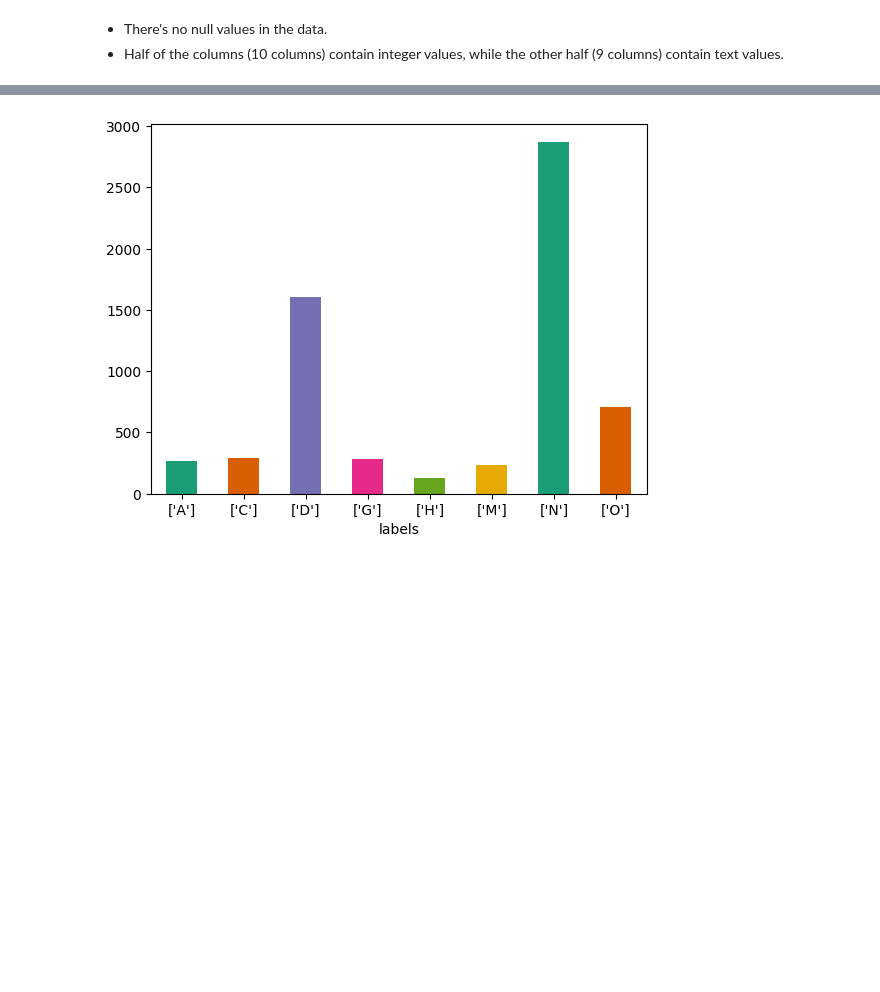
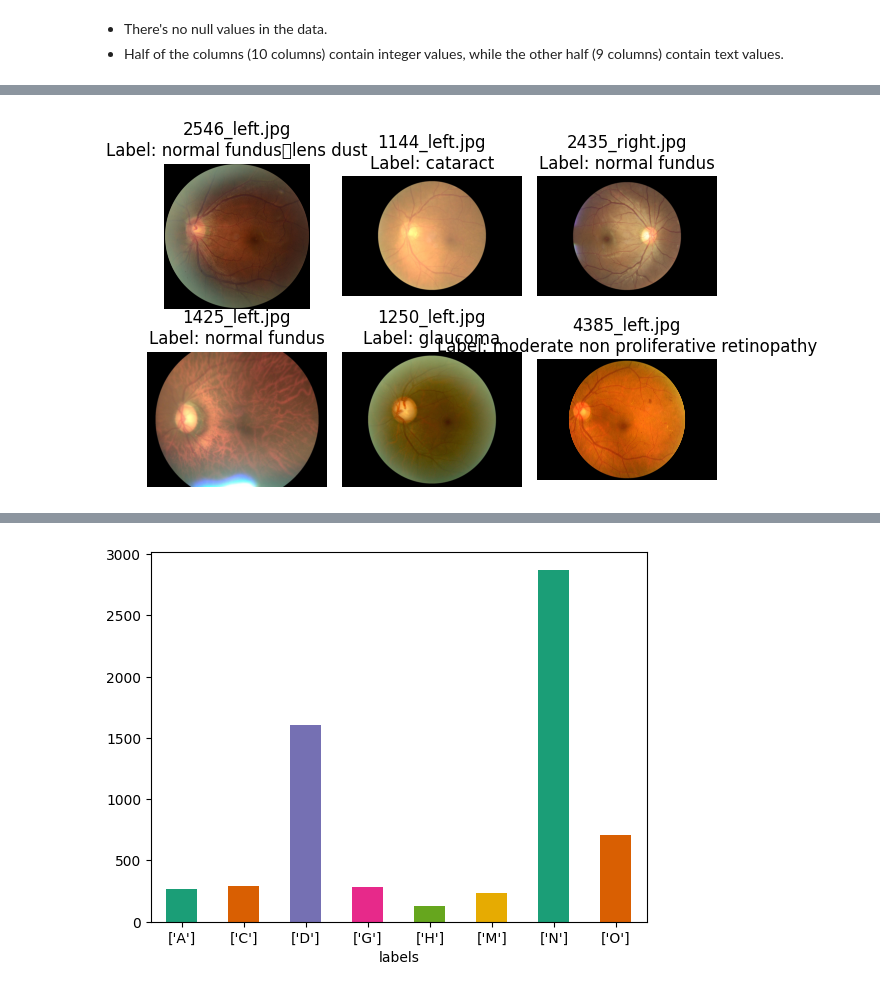
Before and after one commit to SefiyeArican/Ocular-Disease-Recognition, a Jupyter notebook: Fundus_Image_Processing.ipynb, the cells around one changed output, grey strips where cells are left out. Drawn from its saved outputs; the diff is of its cells as text; code cells hidden in the pictures; blank space fills up the shorter version.

```diff
--- a/Fundus_Image_Processing.ipynb
+++ b/Fundus_Image_Processing.ipynb
@@ -209,0 +380,83 @@ df.describe()
+# %%
+import pandas as pd
+import os
+import matplotlib.pyplot as plt
+import random
+import cv2
+
+# Load the Excel file
+my_sheet = 'Sheet1'
+file_name = '/content/odir-5k/ODIR-5K/ODIR-5K/data.xlsx'
+df = pd.read_excel(file_name, sheet_name=my_sheet)
+
+# Image path columns
+left_fundus_column = 'Left-Fundus'
+right_fundus_column = 'Right-Fundus'
+
+left_fundus_label = 'Left-Diagnostic Keywords'
+right_fundus_label = 'Right-Diagnostic Keywords'
+
+# Get image names and labels
+left_image_names = df[left_fundus_column]
+right_image_names = df[right_fundus_column]
+
+left_labels = df[left_fundus_label]
+right_labels = df[right_fundus_label]
+
+# Create dictionaries for quick label lookup
+left_labels_dict = dict(zip(left_image_names, left_labels))
+right_labels_dict = dict(zip(right_image_names, right_labels))
+
+# Home directory with image files
+data_dir = '/content/odir-5k/ODIR-5K/ODIR-5K'
+
+# Testing ve Training directories
+testing_dir = os.path.join(data_dir, 'Testing Images')
+training_dir = os.path.join(data_dir, 'Training Images')
+
+# Combine left and right image paths for random selection
+combined_paths = pd.concat([left_image_names, right_image_names])
+combined_labels = pd.concat([left_labels, right_labels])  # Duplicate labels
+
+# Create a function to determine the correct label
+def get_label(image_path):
+    if 'left' in image_path.lower():
+        return left_labels_dict.get(image_path, 'Unknown')
+    elif 'right' in image_path.lower():
+        return right_labels_dict.get(image_path, 'Unknown')
+    return 'Unknown'
+
+# Randomly select 6 images
+random_indices = random.sample(range(len(combined_paths)), 6)
+random_images = combined_paths.iloc[random_indices]
+random_labels = [get_label(img) for img in random_images]
+
+# Upload and visualize images
+fig, axes = plt.subplots(2, 3, figsize=(6, 4))
+axes = axes.flatten()
+
+for ax, image_path, label in zip(axes, random_images, random_labels):
+    full_image_path_1 = os.path.join(testing_dir, image_path)
+    full_image_path_2 = os.path.join(training_dir, image_path)
+
+    if os.path.exists(full_image_path_1):
+        image = cv2.imread(full_image_path_1)
+    elif os.path.exists(full_image_path_2):
+        image = cv2.imread(full_image_path_2)
+    else:
+        image = None
+
+    if image is not None:
+        # BGR to RGB conversion
+        image = cv2.cvtColor(image, cv2.COLOR_BGR2RGB)
+        ax.imshow(image)
+        ax.set_title(f"{image_path}\nLabel: {label}")
+    else:
+        ax.text(0.5, 0.5, 'Image not found', ha='center', va='center')
+
+    ax.axis('off')
+
+plt.tight_layout()
+plt.show()
+# %% [output]
+[figure, added]
```
Also changed, not shown: parts of 30 cells of this notebook.
